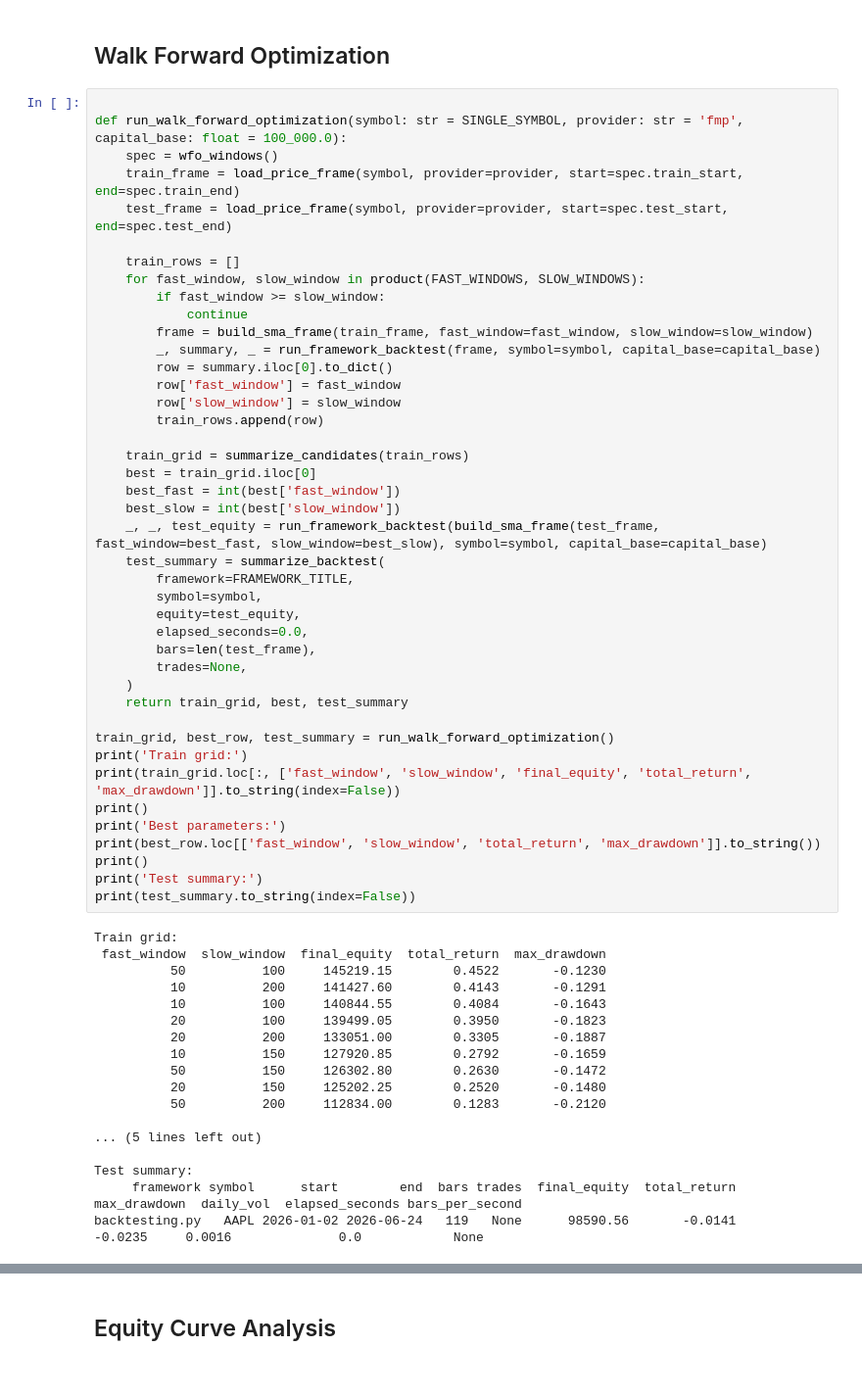
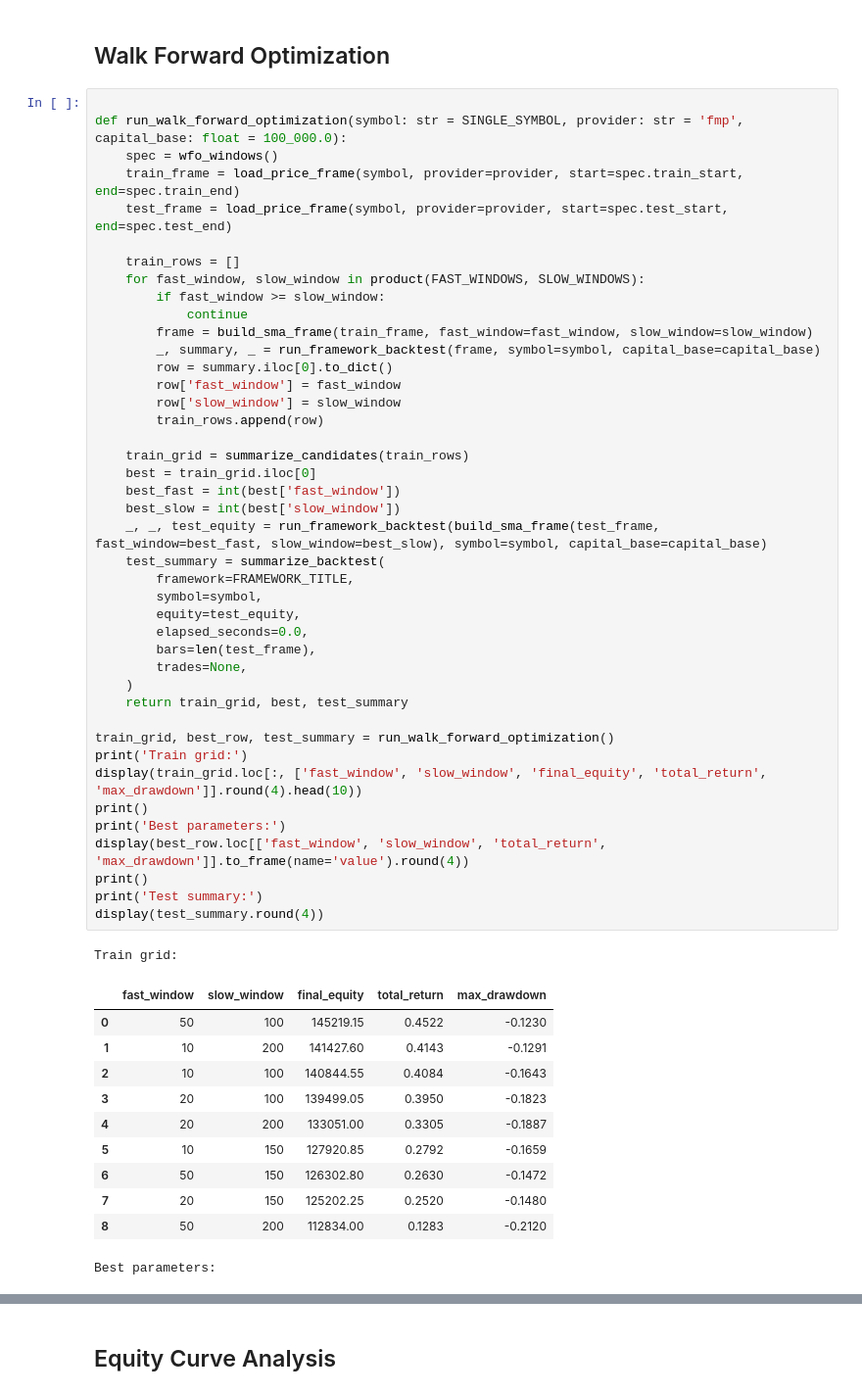
Before and after one commit to quantarb/quant-orchestrator, a Jupyter notebook: notebooks/tutorial_backtesting_py.ipynb, the cells around one changed output, grey strips where cells are left out. Shown at 98% size. Drawn from its saved outputs; the diff is of its cells as text.

```diff
--- a/notebooks/tutorial_backtesting_py.ipynb
+++ b/notebooks/tutorial_backtesting_py.ipynb
@@ -287,49 +286,44 @@ def run_walk_forward_optimization(symbol: str = SINGLE_SYMBOL, provider: str = '
         frame = build_sma_frame(train_frame, fast_window=fast_window, slow_window=slow_window)
         _, summary, _ = run_framework_backtest(frame, symbol=symbol, capital_base=capital_base)
         row = summary.iloc[0].to_dict()
         row['fast_window'] = fast_window
         row['slow_window'] = slow_window
         train_rows.append(row)
 
     train_grid = summarize_candidates(train_rows)
     best = train_grid.iloc[0]
     best_fast = int(best['fast_window'])
     best_slow = int(best['slow_window'])
     _, _, test_equity = run_framework_backtest(build_sma_frame(test_frame, fast_window=best_fast, slow_window=best_slow), symbol=symbol, capital_base=capital_base)
     test_summary = summarize_backtest(
         framework=FRAMEWORK_TITLE,
         symbol=symbol,
         equity=test_equity,
         elapsed_seconds=0.0,
         bars=len(test_frame),
         trades=None,
     )
     return train_grid, best, test_summary
 
 train_grid, best_row, test_summary = run_walk_forward_optimization()
 print('Train grid:')
-print(train_grid.loc[:, ['fast_window', 'slow_window', 'final_equity', 'total_return', 'max_drawdown']].to_string(index=False))
+display(train_grid.loc[:, ['fast_window', 'slow_window', 'final_equity', 'total_return', 'max_drawdown']].round(4).head(10))
 print()
 print('Best parameters:')
-print(best_row.loc[['fast_window', 'slow_window', 'total_return', 'max_drawdown']].to_string())
+display(best_row.loc[['fast_window', 'slow_window', 'total_return', 'max_drawdown']].to_frame(name='value').round(4))
 print()
 print('Test summary:')
-print(test_summary.to_string(index=False))
+display(test_summary.round(4))
 # %% [output]
 Train grid:
- fast_window  slow_window  final_equity  total_return  max_drawdown
-          50          100     145219.15        0.4522       -0.1230
-          10          200     141427.60        0.4143       -0.1291
-          10          100     140844.55        0.4084       -0.1643
-          20          100     139499.05        0.3950       -0.1823
-          20          200     133051.00        0.3305       -0.1887
-          10          150     127920.85        0.2792       -0.1659
-          50          150     126302.80        0.2630       -0.1472
-          20          150     125202.25        0.2520       -0.1480
-          50          200     112834.00        0.1283       -0.2120
-
-... (5 lines left out)
-
-Test summary:
-     framework symbol      start        end  bars trades  final_equity  total_return  max_drawdown  daily_vol  elapsed_seconds bars_per_second
-backtesting.py   AAPL 2026-01-02 2026-06-24   119   None      98590.56       -0.0141       -0.0235     0.0016              0.0            None
+|  | fast_window | slow_window | final_equity | total_return | max_drawdown |
+| 0 | 50 | 100 | 145219.15 | 0.4522 | -0.1230 |
+| 1 | 10 | 200 | 141427.60 | 0.4143 | -0.1291 |
+| 2 | 10 | 100 | 140844.55 | 0.4084 | -0.1643 |
+| 3 | 20 | 100 | 139499.05 | 0.3950 | -0.1823 |
+| 4 | 20 | 200 | 133051.00 | 0.3305 | -0.1887 |
+| 5 | 10 | 150 | 127920.85 | 0.2792 | -0.1659 |
+| 6 | 50 | 150 | 126302.80 | 0.2630 | -0.1472 |
+| 7 | 20 | 150 | 125202.25 | 0.2520 | -0.1480 |
+| 8 | 50 | 200 | 112834.00 | 0.1283 | -0.2120 |
+Best parameters:
```
Also changed, not shown: parts of 6 cells of this notebook, 7 other files.
